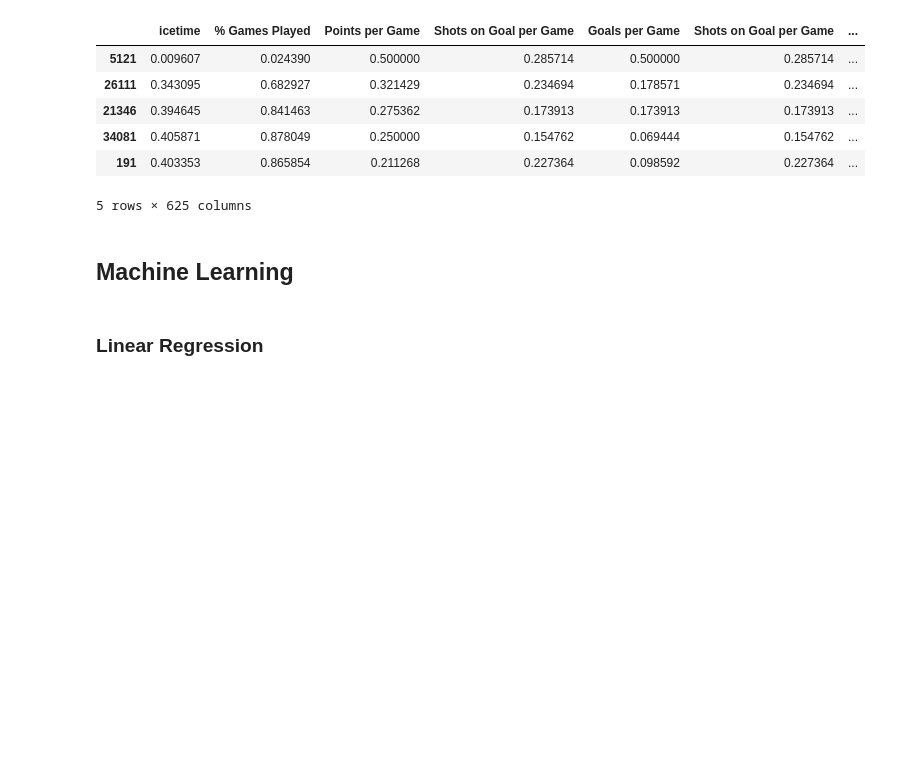
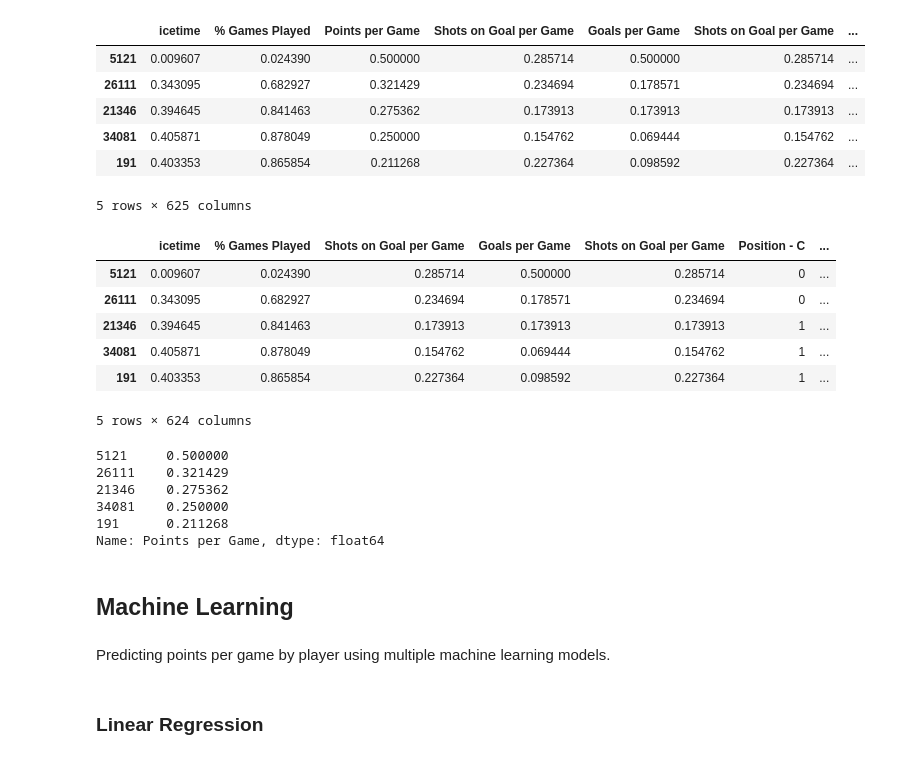
Before and after one commit to nanderson1982/NHL_Player_Analysis, a Jupyter notebook: Notebooks/Points_Per_Game.ipynb, the cells around one changed output. Drawn from its saved outputs; the diff is of its cells as text; code cells hidden in the pictures; blank space fills up the shorter version.

Commit message:
Split data for ML models.

```diff
--- a/Notebooks/Points_Per_Game.ipynb
+++ b/Notebooks/Points_Per_Game.ipynb
@@ -215,3 +215,26 @@ ml_df.head()
 | 34081 | 0.405871 | 0.878049 | 0.250000 | 0.154762 | 0.069444 | 0.154762 | ... |
 | 191 | 0.403353 | 0.865854 | 0.211268 | 0.227364 | 0.098592 | 0.227364 | ... |
 5 rows × 625 columns
+# %%
+# Separating features the ML models
+features = ml_df.drop(labels= "Points per Game", axis=1)
+features.head()
+# %% [output]
+|  | icetime | % Games Played | Shots on Goal per Game | Goals per Game | Shots on Goal per Game | Position - C | ... |
+| 5121 | 0.009607 | 0.024390 | 0.285714 | 0.500000 | 0.285714 | 0 | ... |
+| 26111 | 0.343095 | 0.682927 | 0.234694 | 0.178571 | 0.234694 | 0 | ... |
+| 21346 | 0.394645 | 0.841463 | 0.173913 | 0.173913 | 0.173913 | 1 | ... |
+| 34081 | 0.405871 | 0.878049 | 0.154762 | 0.069444 | 0.154762 | 1 | ... |
+| 191 | 0.403353 | 0.865854 | 0.227364 | 0.098592 | 0.227364 | 1 | ... |
+5 rows × 624 columns
+# %%
+# Separating labels the ML models
+labels = ml_df["Points per Game"]
+labels.head()
+# %% [output]
+5121     0.500000
+26111    0.321429
+21346    0.275362
+34081    0.250000
+191      0.211268
+Name: Points per Game, dtype: float64
@@ -218,5 +245,7 @@ ml_df.head()
 # %% [markdown]
 ## Machine Learning
+# %% [markdown]
+Predicting points per game by player using multiple machine learning models.
 # %% [markdown]
 ### Linear Regression
 # %% [markdown]
```
Also changed, not shown: parts of 1 cell of this notebook.
